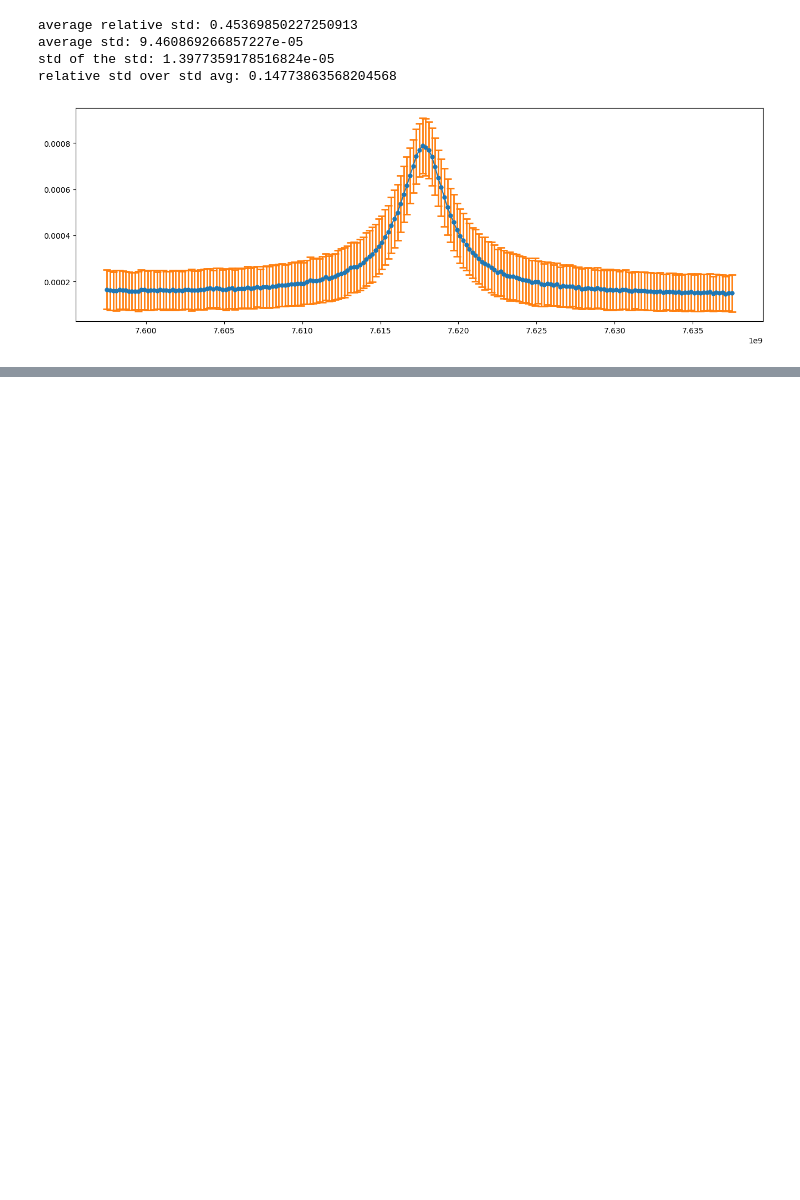
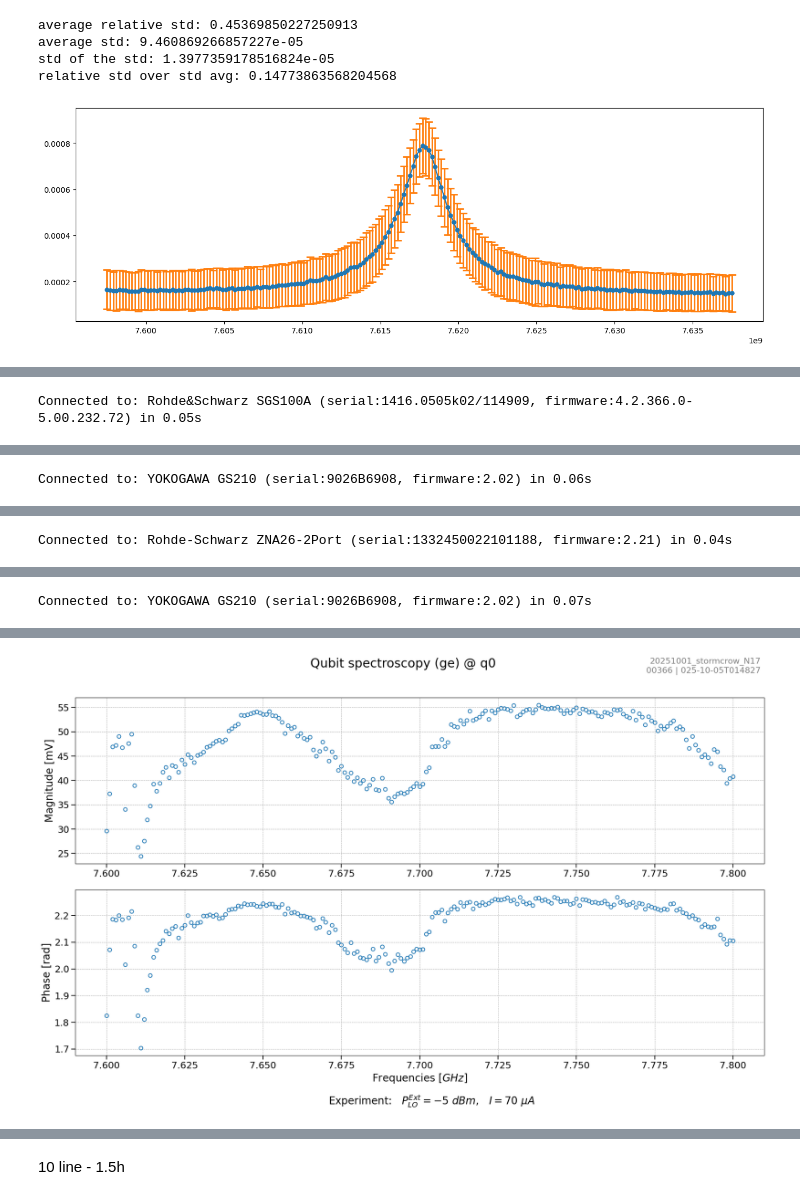
Before and after one commit to SQIL-EPFL/sqil-experiments, a Jupyter notebook: sqil_experiments/measurements/measure.ipynb, the cells around one changed output, grey strips where cells are left out. Cells and saved outputs as stored; diff of their text form; code cells hidden in the pictures; blank space fills up the shorter version.

```diff
--- a/sqil_experiments/measurements/measure.ipynb
+++ b/sqil_experiments/measurements/measure.ipynb
@@ -609,0 +531,26 @@ plt.plot(np.abs(data).T)
+# %%
+import numpy as np
+from cw_qu_spec import CW_QuSpec
+
+qu_spec = CW_QuSpec(emulation=True)
+
+fit_points = 1e-3 * np.array([-0.015, 0.020, 0.058, 0.0883, 0.1225, 0.140])
+
+qu_spec.qpu.quantum_elements[0].update(
+**{
+    "current": 0.070e-3,
+    "readout_external_lo_power": -6
+})
+
+result = qu_spec.run(
+    [np.linspace(7.6e9, 7.8e9, 201)],
+    # [qu_spec.sweep_around("resonance_frequency_ge", 500e6, n_points=1001)],
+    # sweeps={"readout_external_lo_power": np.linspace(10, 25, 16)},
+    # sweeps={"current": np.linspace(0.0565e-3, 0.10e-3, 1001)},
+    # sweeps={"current": fit_points},
+    count=1,
+    bw=50,
+    qu_ids=["q0"],
+    update_params=False,
+)
+# %% [output]
@@ -609,0 +559 @@ plt.plot(np.abs(data).T)
+Connected to: Rohde&Schwarz SGS100A (serial:1416.0505k02/114909, firmware:4.2.366.0-5.00.232.72) in 0.05s
@@ -609,0 +563 @@ plt.plot(np.abs(data).T)
+Connected to: YOKOGAWA GS210 (serial:9026B6908, firmware:2.02) in 0.06s
@@ -609,0 +568 @@ plt.plot(np.abs(data).T)
+Connected to: Rohde-Schwarz ZNA26-2Port (serial:1332450022101188, firmware:2.21) in 0.04s
@@ -609,0 +586 @@ plt.plot(np.abs(data).T)
+Connected to: YOKOGAWA GS210 (serial:9026B6908, firmware:2.02) in 0.07s
@@ -609,0 +589 @@ plt.plot(np.abs(data).T)
+[figure, added]
@@ -609,0 +593,2 @@ plt.plot(np.abs(data).T)
+# %% [markdown]
+10 line - 1.5h
```
Also changed, not shown: parts of 30 cells of this notebook, 10 other files.
